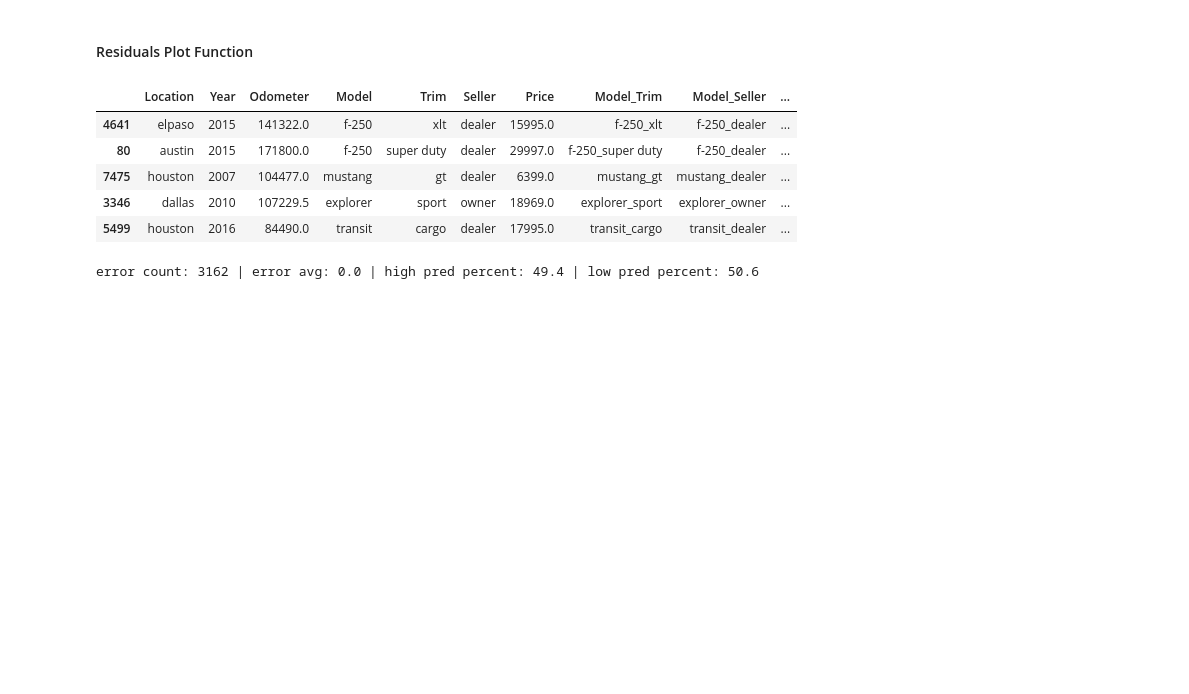
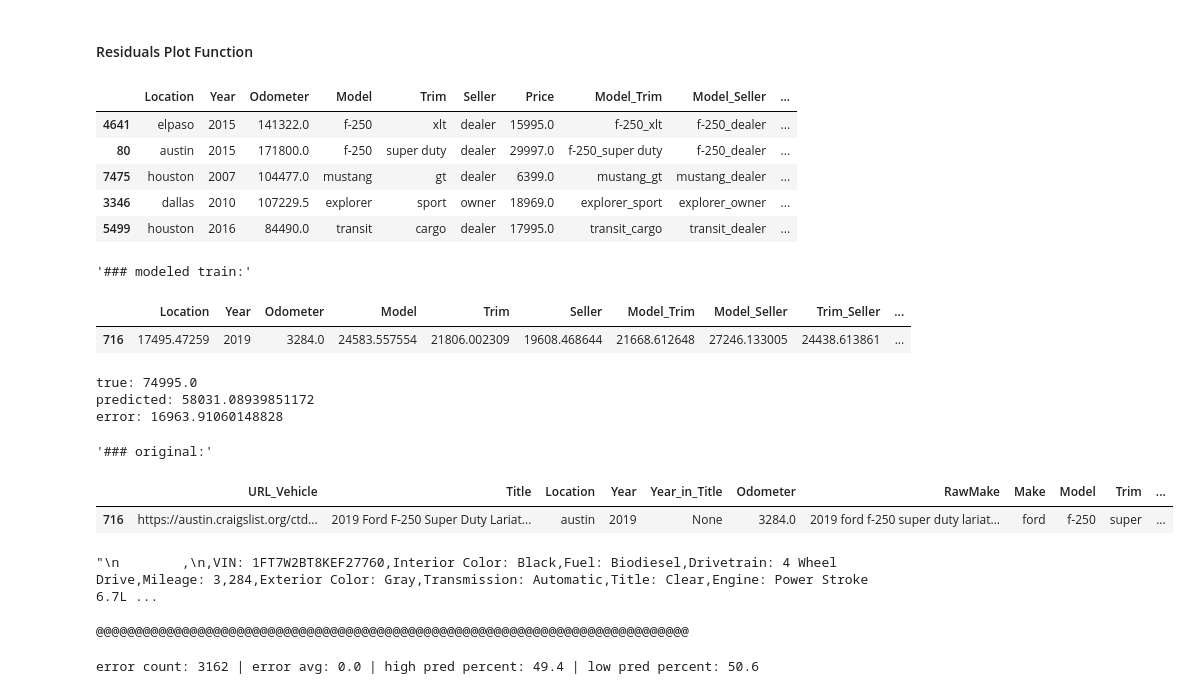
Before and after one commit to jkmackie/car_price_prediction, a Jupyter notebook: jupyter_notebooks/car_algo_final.ipynb, the cells around one changed output. Cells and saved outputs as stored; diff of their text form; code cells hidden in the pictures; blank space fills up the shorter version.

```diff
--- a/jupyter_notebooks/car_algo_final.ipynb
+++ b/jupyter_notebooks/car_algo_final.ipynb
@@ -311,19 +311,31 @@ train.head()
 | 3346 | dallas | 2010 | 107229.5 | explorer | sport | owner | 18969.0 | explorer_sport | explorer_owner | ... |
 | 5499 | houston | 2016 | 84490.0 | transit | cargo | dealer | 17995.0 | transit_cargo | transit_dealer | ... |
 # %%
-# pd.set_option('max_colwidth', 200)
+pd.set_option('max_colwidth', 200)
 
-# #Review loc
-# pd.set_option('max_colwidth', 100)
-# for locNum in [1991]:
-#     iloc = np.where(trainX_lenc.index==locNum)[0][0]
-#     display('### modeled train:', trainX_lenc.loc[[locNum]])
-#     print('true:', trainY_lenc.loc[locNum])
-#     print('predicted:', y_trn_pred[iloc])
-#     print('error:', trainY_lenc.loc[locNum] - y_trn_pred[iloc])
-#     display('### original:', vehicle.loc[[locNum]])
-#     vehicle.loc[locNum,'Body']
-#     print('@@@@@@@@@@@@@@@@@@@@@@@@@@@@@@@@@@@@@@@@@@@@@@@@@@@@@@@@@@@@@@@@@@@@@@@@@@@@')
+#Review loc
+pd.set_option('max_colwidth', 100)
+for locNum in [716]:
+    iloc = np.where(trainX_lenc.index==locNum)[0][0]
+    display('### modeled train:', trainX_lenc.loc[[locNum]])
+    print('true:', trainY_lenc.loc[locNum])
+    print('predicted:', y_trn_pred[iloc])
+    print('error:', trainY_lenc.loc[locNum] - y_trn_pred[iloc])
+    display('### original:', vehicle.loc[[locNum]])
+    display(vehicle.loc[locNum,'Body'])
+    print('@@@@@@@@@@@@@@@@@@@@@@@@@@@@@@@@@@@@@@@@@@@@@@@@@@@@@@@@@@@@@@@@@@@@@@@@@@@@')
+# %% [output]
+'### modeled train:'
+|  | Location | Year | Odometer | Model | Trim | Seller | Model_Trim | Model_Seller | Trim_Seller | ... |
+| 716 | 17495.47259 | 2019 | 3284.0 | 24583.557554 | 21806.002309 | 19608.468644 | 21668.612648 | 27246.133005 | 24438.613861 | ... |
+true: 74995.0
+predicted: 58031.08939851172
+error: 16963.91060148828
+'### original:'
+|  | URL_Vehicle | Title | Location | Year | Year_in_Title | Odometer | RawMake | Make | Model | Trim | ... |
+| 716 | https://austin.craigslist.org/ctd... | 2019 Ford F-250 Super Duty Lariat... | austin | 2019 | None | 3284.0 | 2019 ford f-250 super duty lariat... | ford | f-250 | super | ... |
+"\n        ,\n,VIN: 1FT7W2BT8KEF27760,Interior Color: Black,Fuel: Biodiesel,Drivetrain: 4 Wheel Drive,Mileage: 3,284,Exterior Color: Gray,Transmission: Automatic,Title: Clear,Engine: Power Stroke 6.7L ...
+@@@@@@@@@@@@@@@@@@@@@@@@@@@@@@@@@@@@@@@@@@@@@@@@@@@@@@@@@@@@@@@@@@@@@@@@@@@@
 # %%
 #Get train residuals
 y_trn_pred = lgb_model.predict(trainX_lenc)
```
Also changed, not shown: parts of 11 cells of this notebook, 1 other file.
